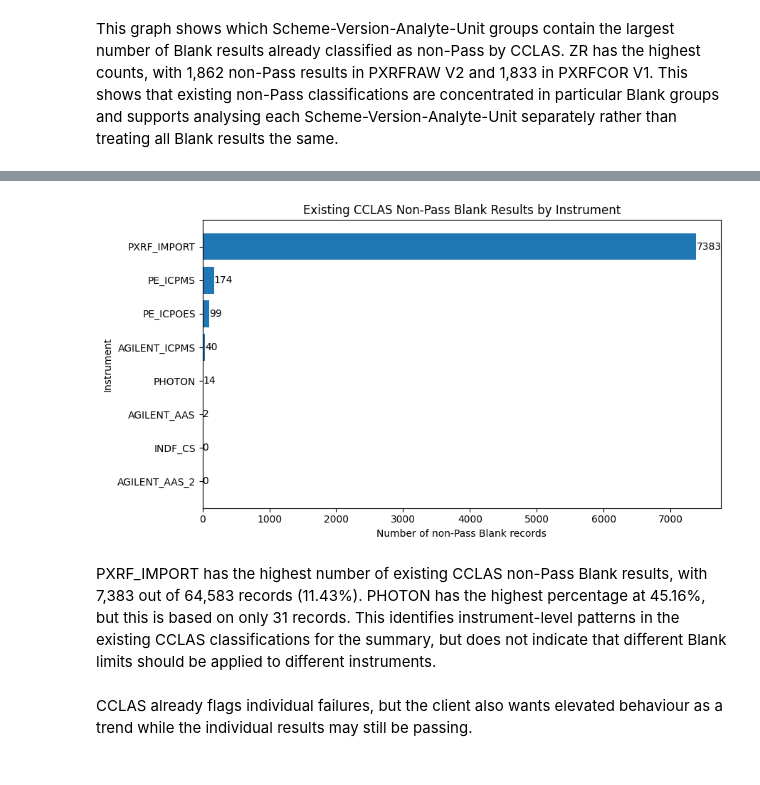
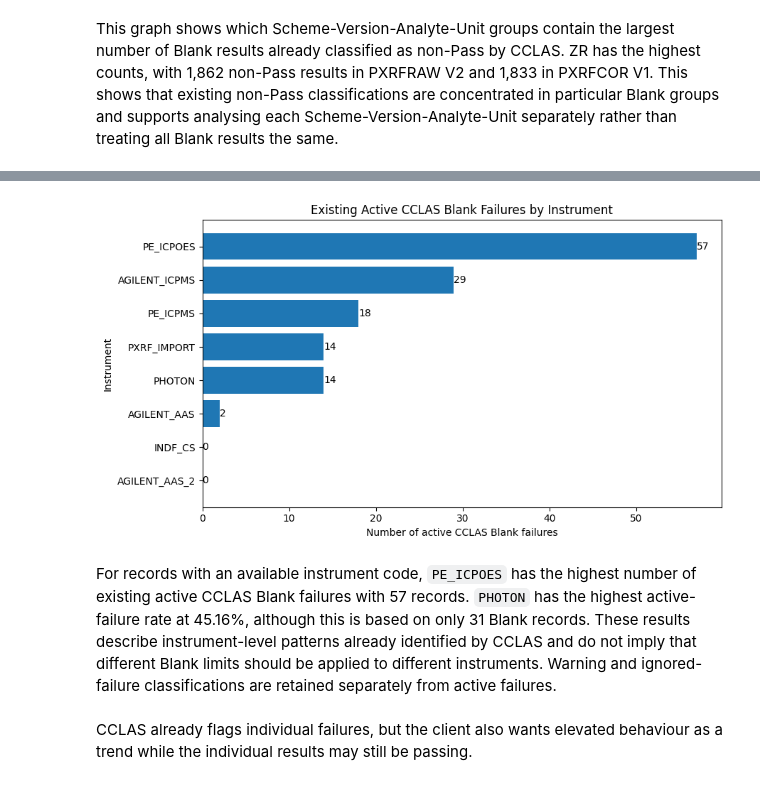
Before and after one commit to Jettiz/QUT-Capstone-Team-32-Datamine-QC-Quality-Control, a Jupyter notebook: notebooks/Blanks-Team32_TECHNICALLY_CORRECTED_code.ipynb, the cells around one changed output, grey strips where cells are left out. Drawn from its saved outputs; the diff is of its cells as text; code cells hidden in the pictures.

Commit message:
Update Blank anomaly detection MVP

```diff
--- a/notebooks/Blanks-Team32_TECHNICALLY_CORRECTED_code.ipynb
+++ b/notebooks/Blanks-Team32_TECHNICALLY_CORRECTED_code.ipynb
@@ -616,27 +730,27 @@ display(instrument_summary)
 # %%
-# Visualise existing CCLAS non-Pass results by instrument
+# Visualise existing active CCLAS Blank failures by instrument
 plot_data = instrument_summary.sort_values(
-    "NON_PASS_RECORDS",
+    "ACTIVE_FAILURE_RECORDS",
     ascending=True
 )
 
 plt.figure(figsize=(9, 5))
 
 bars = plt.barh(
     plot_data["INSTRUMENT_CODE"],
-    plot_data["NON_PASS_RECORDS"]
+    plot_data["ACTIVE_FAILURE_RECORDS"]
 )
 
-plt.xlabel("Number of non-Pass Blank records")
+plt.xlabel("Number of active CCLAS Blank failures")
 plt.ylabel("Instrument")
-plt.title("Existing CCLAS Non-Pass Blank Results by Instrument")
+plt.title("Existing Active CCLAS Blank Failures by Instrument")
 
 plt.bar_label(bars)
 plt.tight_layout()
 plt.show()
 # %% [output]
-[figure, old version]
+[figure, new version]
 # %% [markdown]
-PXRF_IMPORT has the highest number of existing CCLAS non-Pass Blank results, with 7,383 out of 64,583 records (11.43%). PHOTON has the highest percentage at 45.16%, but this is based on only 31 records. This identifies instrument-level patterns in the existing CCLAS classifications for the summary, but does not indicate that different Blank limits should be applied to different instruments.
+For records with an available instrument code, `PE_ICPOES` has the highest number of existing active CCLAS Blank failures with 57 records. `PHOTON` has the highest active-failure rate at 45.16%, although this is based on only 31 Blank records. These results describe instrument-level patterns already identified by CCLAS and do not imply that different Blank limits should be applied to different instruments. Warning and ignored-failure classifications are retained separately from active failures.
 # %% [markdown]
 CCLAS already flags individual failures, but the client also wants elevated behaviour as a trend while the individual results may still be passing.
```
Also changed, not shown: parts of 62 cells of this notebook.
